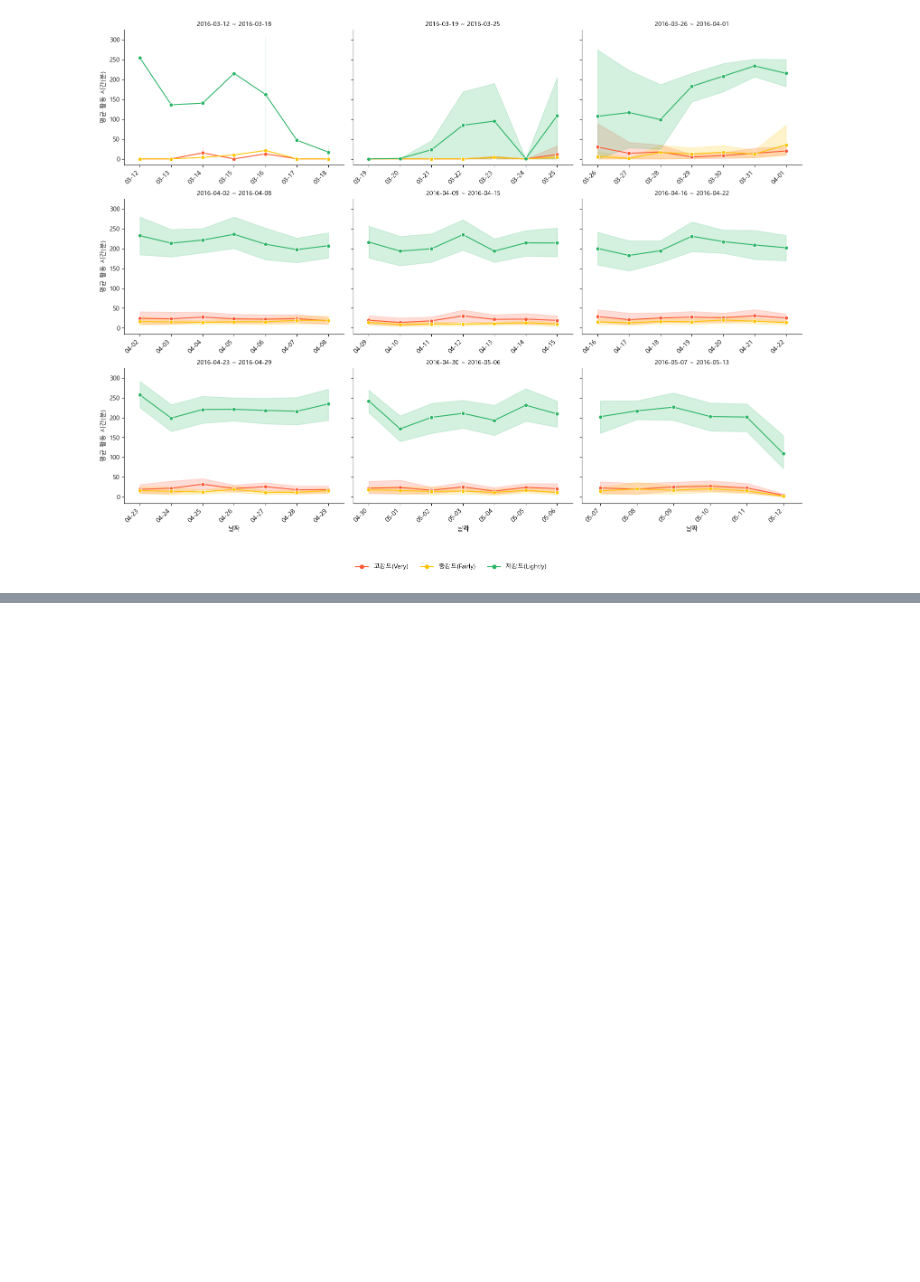
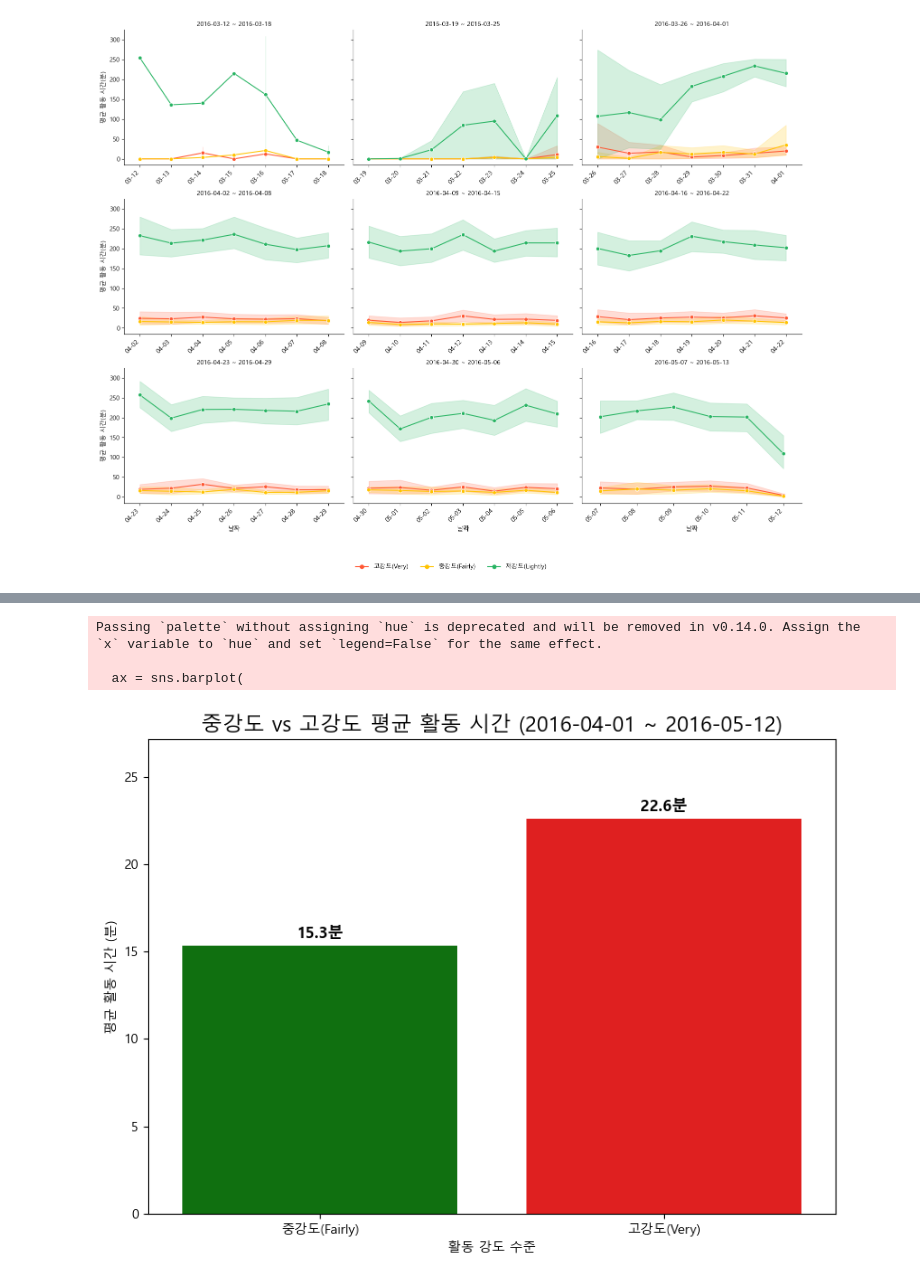
Before and after one commit to jeesy95-creator/sparta_15, a Jupyter notebook: notebooks/LeeCR.ipynb, the cells around one changed output, grey strips where cells are left out. Cells and saved outputs as stored; diff of their text form; code cells hidden in the pictures; blank space fills up the shorter version.

```diff
--- a/notebooks/LeeCR.ipynb
+++ b/notebooks/LeeCR.ipynb
@@ -766,0 +672,39 @@ plt.show()
+# %%
+# 중강도 vs 고강도 평균 활동 시간 비교 (2016-04-01 ~ 2016-05-12)
+start_date = '2016-04-01'
+end_date = '2016-05-12'
+filtered_act = act[(act['ActivityDate'] >= start_date) & (act['ActivityDate'] <= end_date)].copy()
+
+fairly_avg = filtered_act['FairlyActiveMinutes'].mean()
+very_avg = filtered_act['VeryActiveMinutes'].mean()
+
+summary_df = pd.DataFrame({
+    'ActivityLevel': ['중강도(Fairly)', '고강도(Very)'],
+    'AverageMinutes': [fairly_avg, very_avg]
+})
+
+plt.figure(figsize=(8, 6))
+ax = sns.barplot(
+    data=summary_df,
+    x='ActivityLevel',
+    y='AverageMinutes',
+    palette=['green', 'red']
+)
+
+# 5. 그래프 꾸미기
+plt.title(f'중강도 vs 고강도 평균 활동 시간 ({start_date} ~ {end_date})', fontsize=16)
+plt.xlabel('활동 강도 수준')
+plt.ylabel('평균 활동 시간 (분)')
+plt.ylim(0, max(fairly_avg, very_avg) * 1.2) # 위쪽 여유 공간 20% 확보
+
+# 값 레이블 추가 (막대 위에 숫자 표시)
+for container in ax.containers:
+    ax.bar_label(container, fmt='%.1f분', padding=3, fontsize=12, fontweight='bold')
+
+plt.tight_layout()
+plt.show()
+# %% [output]
+Passing `palette` without assigning `hue` is deprecated and will be removed in v0.14.0. Assign the `x` variable to `hue` and set `legend=False` for the same effect.
+
+  ax = sns.barplot(
+[figure, added]
```
Also changed, not shown: parts of 21 cells of this notebook, 3 other files.
